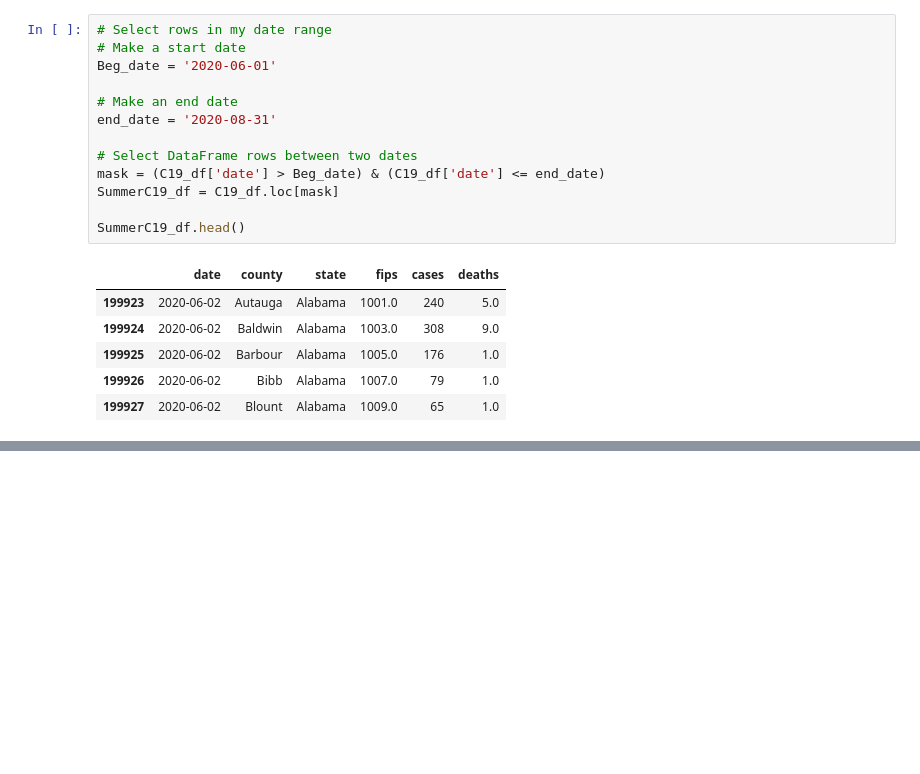
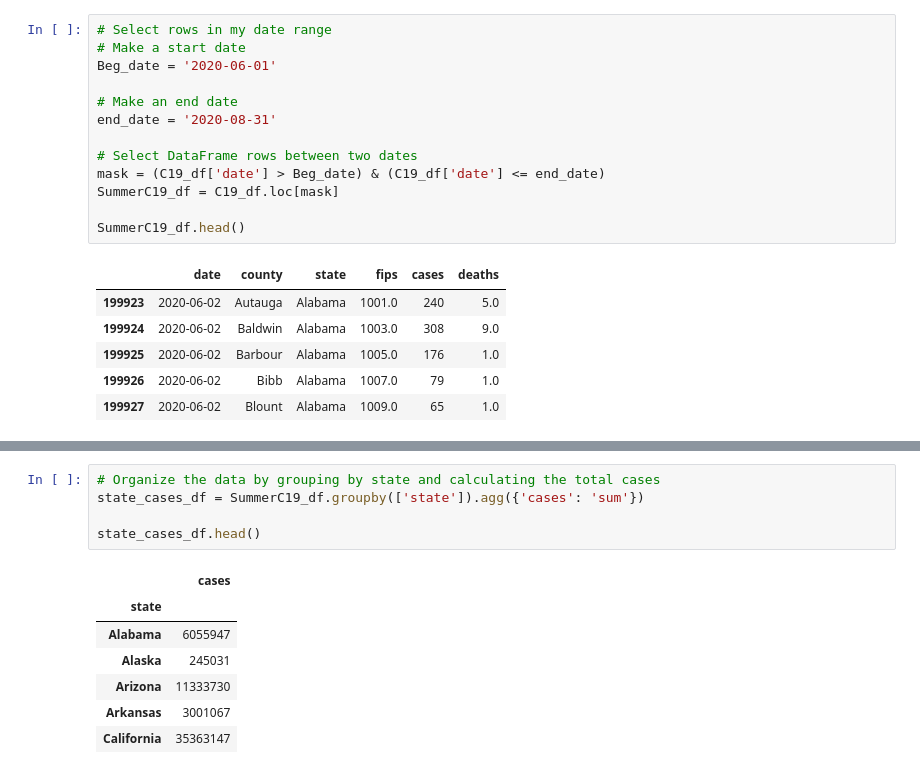
Before and after one commit to ryankracaw/project-one, a Jupyter notebook: Summer.ipynb, the cells around one changed output, grey strips where cells are left out. Drawn from its saved outputs; the diff is of its cells as text; blank space fills up the shorter version.

```diff
--- a/Summer.ipynb
+++ b/Summer.ipynb
@@ -51,0 +60,13 @@ SummerC19_df.head()
+# %%
+# Organize the data by grouping by state and calculating the total cases
+state_cases_df = SummerC19_df.groupby(['state']).agg({'cases': 'sum'})
+
+state_cases_df.head()
+# %% [output]
+|  | cases |
+| state |  |
+| Alabama | 6055947 |
+| Alaska | 245031 |
+| Arizona | 11333730 |
+| Arkansas | 3001067 |
+| California | 35363147 |
```
Also changed, not shown: parts of 7 cells of this notebook.
